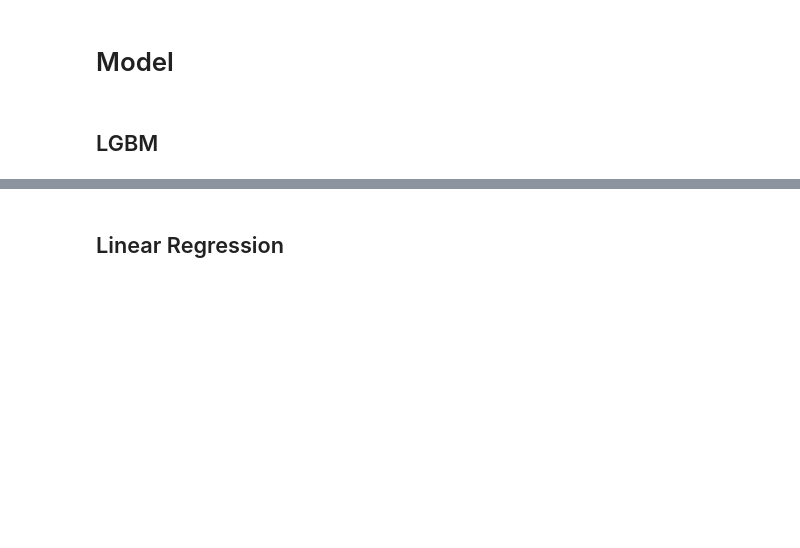
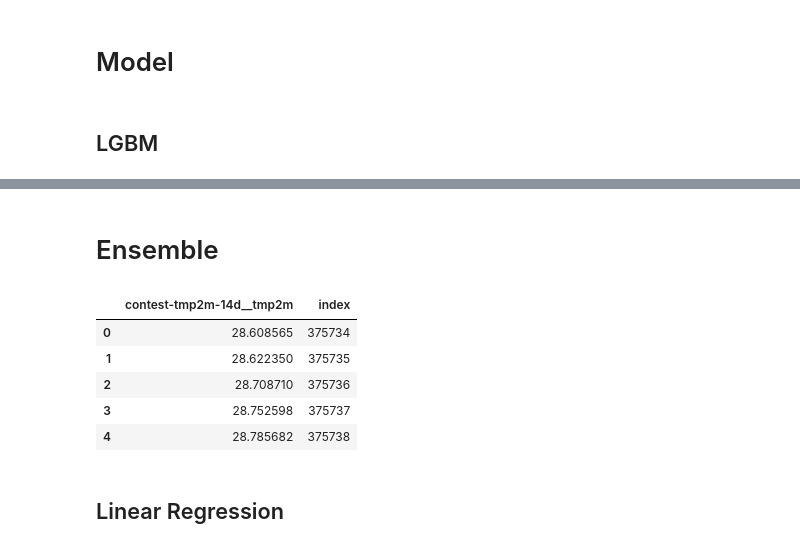
Before and after one commit to KieuSonTung/WiDS-Datathon-2023, a Jupyter notebook: wids_bo_fteng.ipynb, the cells around one changed output, grey strips where cells are left out. Drawn from its saved outputs; the diff is of its cells as text; code cells hidden in the pictures; blank space fills up the shorter version.

```diff
--- a/wids_bo_fteng.ipynb
+++ b/wids_bo_fteng.ipynb
@@ -630,2 +628,17 @@ ft_imp_df.sort_values('imp', ascending=False)
 # %%
 ft_imp_df.to_csv('ft_imp.csv')
+# %% [markdown]
+# Ensemble
+# %%
+submit_tunning_1 = pd.read_csv('submit_tunning_1.csv')
+
+submit_lgbm = pd.read_csv('submit.csv')
+
+submit_lgbm.head()
+# %% [output]
+|  | contest-tmp2m-14d__tmp2m | index |
+| 0 | 28.608565 | 375734 |
+| 1 | 28.622350 | 375735 |
+| 2 | 28.708710 | 375736 |
+| 3 | 28.752598 | 375737 |
+| 4 | 28.785682 | 375738 |
```
Also changed, not shown: parts of 28 cells of this notebook.
